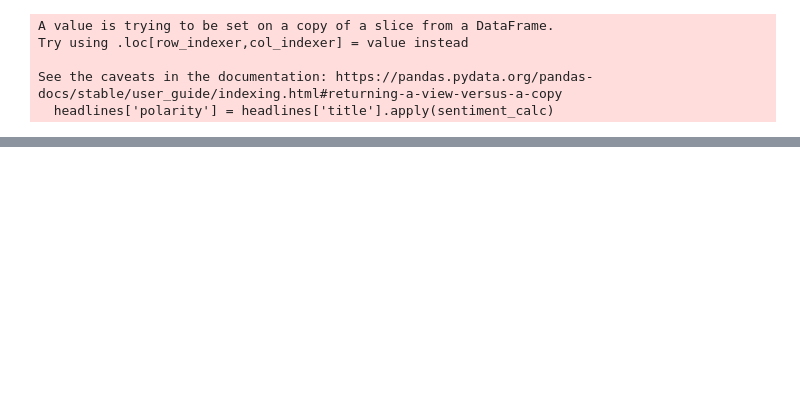
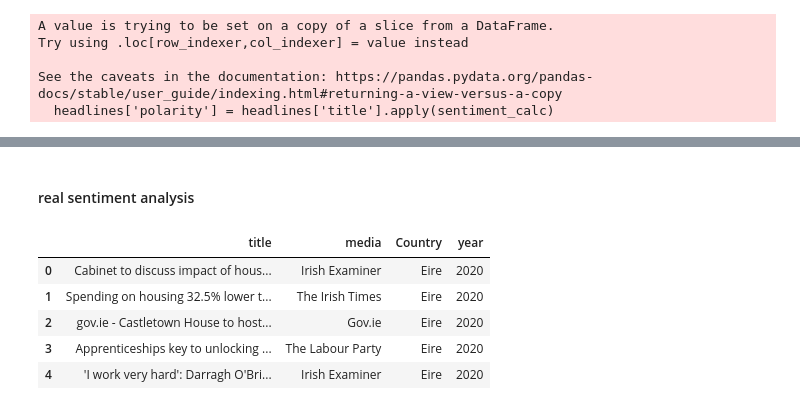
Before and after one commit to alexCCTcollege/CA-2, a Jupyter notebook: Code.ipynb, the cells around one changed output, grey strips where cells are left out. Drawn from its saved outputs; the diff is of its cells as text; code cells hidden in the pictures; blank space fills up the shorter version.

Commit message:
domani fai vector sentiment

```diff
--- a/Code.ipynb
+++ b/Code.ipynb
@@ -244,0 +250,12 @@ u =
+# %% [markdown]
+#### real sentiment analysis
+# %%
+headlines = Headlines[['title','media','Country','year']]
+headlines.head()
+# %% [output]
+|  | title | media | Country | year |
+| 0 | Cabinet to discuss impact of hous... | Irish Examiner | Eire | 2020 |
+| 1 | Spending on housing 32.5% lower t... | The Irish Times | Eire | 2020 |
+| 2 | gov.ie - Castletown House to host... | Gov.ie | Eire | 2020 |
+| 3 | Apprenticeships key to unlocking ... | The Labour Party | Eire | 2020 |
+| 4 | 'I work very hard': Darragh O'Bri... | Irish Examiner | Eire | 2020 |
```
Also changed, not shown: parts of 17 cells of this notebook.
